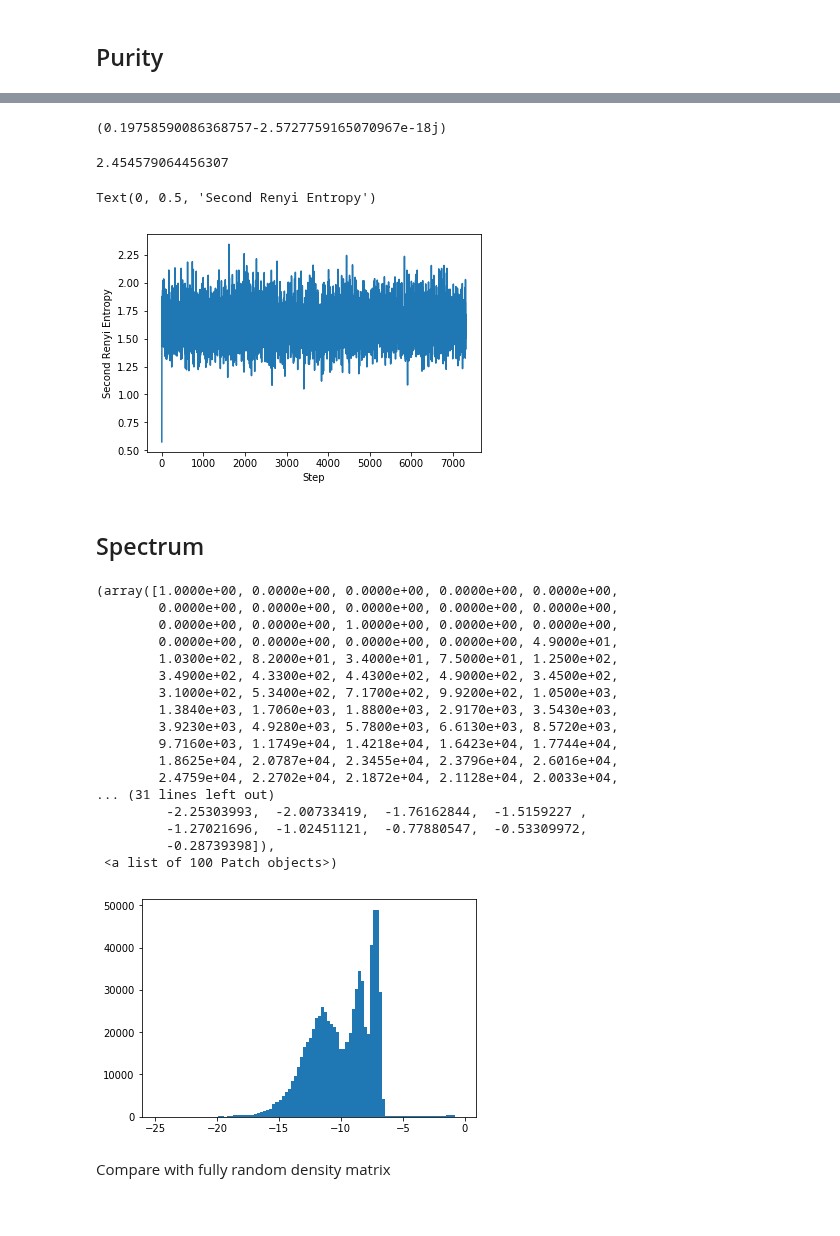
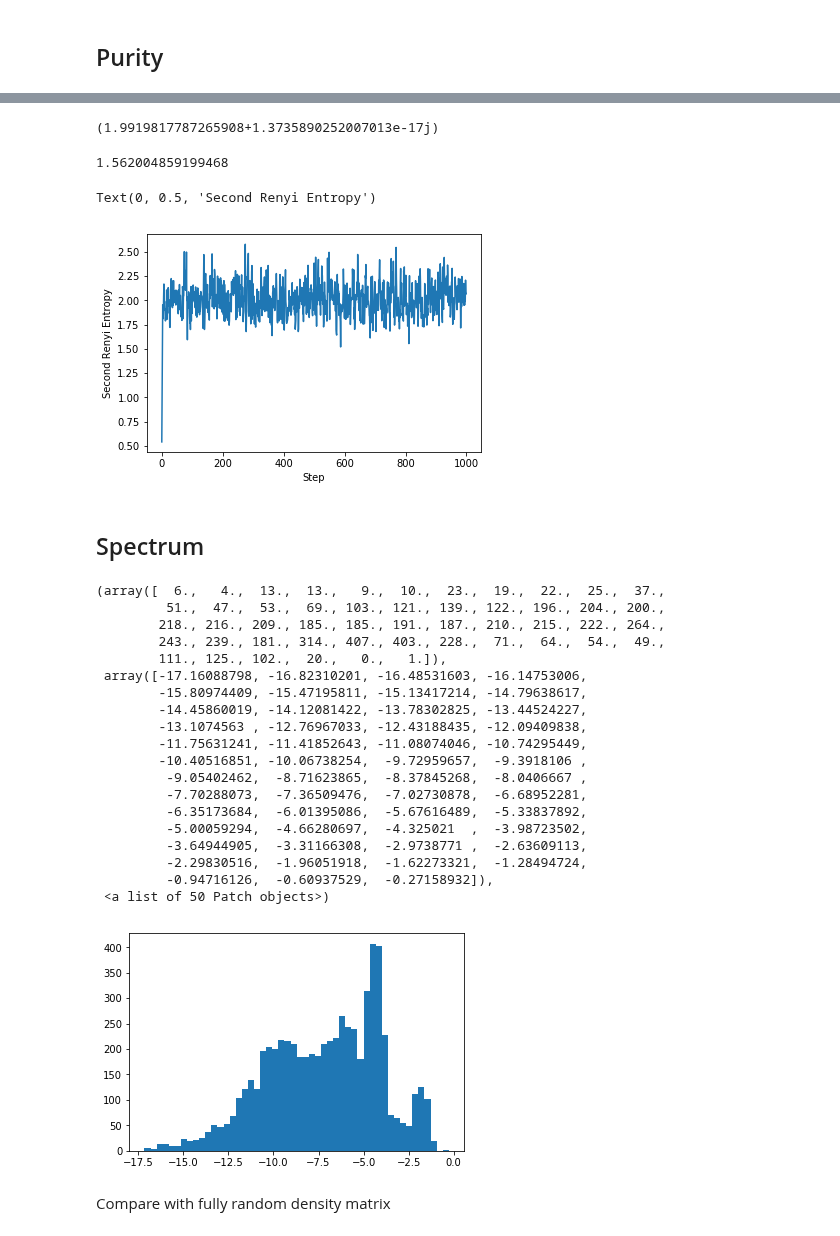
Before and after one commit to AustenLamacraft/ruc, a Jupyter notebook: notebooks/RUC-channel.ipynb, the cells around one changed output, grey strips where cells are left out. Drawn from its saved outputs; the diff is of its cells as text; code cells hidden in the pictures.

```diff
--- a/notebooks/RUC-channel.ipynb
+++ b/notebooks/RUC-channel.ipynb
@@ -48,14 +48,14 @@ plt.semilogy(depths, timeit_results, depths, 0.0000005*4**depths)
 ## Purity
 # %%
 q = 2
-depth = 10
+depth = 6
 # ρ = np.zeros(2*depth*[q])
 # ρ[tuple(2*depth*[0])] = 1
 ρ = random_ρ(q, depth)
 purity_trace = np.array([])
 eigenvalues = np.array([])
 
-for step in range(10000):
+for step in range(1000):
     purity_trace = np.append(purity_trace, trace_square(ρ))
     if step % 10 == 0:
         print("step ", step)
@@ -83,41 +82,43 @@ KeyboardInterrupt:
-# %%
-np.mean(purity_trace)
-# %% [output]
-(0.19758590086368757-2.5727759165070967e-18j)
+# %%
+-np.log(np.mean(purity_trace))
+# %% [output]
+(1.9919817787265908+1.3735890252007013e-17j)
 # %%
--np.log((4/5)**11)
+-np.log((4/5)**7)
 # %% [output]
-2.454579064456307
+1.562004859199468
 # %%
 plt.plot(-np.log(purity_trace))
 plt.xlabel("Step")
 plt.ylabel("Second Renyi Entropy")
 # %% [output]
 Text(0, 0.5, 'Second Renyi Entropy')
-[figure, old version]
+[figure, new version]
 # %% [markdown]
 ## Spectrum
 # %%
-plt.hist(np.log(eigenvalues), bins=100)
+plt.hist(np.log(eigenvalues), bins=50)
 # %% [output]
-(array([1.0000e+00, 0.0000e+00, 0.0000e+00, 0.0000e+00, 0.0000e+00,
-        0.0000e+00, 0.0000e+00, 0.0000e+00, 0.0000e+00, 0.0000e+00,
-        0.0000e+00, 0.0000e+00, 1.0000e+00, 0.0000e+00, 0.0000e+00,
-        0.0000e+00, 0.0000e+00, 0.0000e+00, 0.0000e+00, 4.9000e+01,
-        1.0300e+02, 8.2000e+01, 3.4000e+01, 7.5000e+01, 1.2500e+02,
-        3.4900e+02, 4.3300e+02, 4.4300e+02, 4.9000e+02, 3.4500e+02,
-        3.1000e+02, 5.3400e+02, 7.1700e+02, 9.9200e+02, 1.0500e+03,
-        1.3840e+03, 1.7060e+03, 1.8800e+03, 2.9170e+03, 3.5430e+03,
-        3.9230e+03, 4.9280e+03, 5.7800e+03, 6.6130e+03, 8.5720e+03,
-        9.7160e+03, 1.1749e+04, 1.4218e+04, 1.6423e+04, 1.7744e+04,
-        1.8625e+04, 2.0787e+04, 2.3455e+04, 2.3796e+04, 2.6016e+04,
-        2.4759e+04, 2.2702e+04, 2.1872e+04, 2.1128e+04, 2.0033e+04,
-... (31 lines left out)
-         -2.25303993,  -2.00733419,  -1.76162844,  -1.5159227 ,
-         -1.27021696,  -1.02451121,  -0.77880547,  -0.53309972,
-         -0.28739398]),
- <a list of 100 Patch objects>)
+(array([  6.,   4.,  13.,  13.,   9.,  10.,  23.,  19.,  22.,  25.,  37.,
+         51.,  47.,  53.,  69., 103., 121., 139., 122., 196., 204., 200.,
+        218., 216., 209., 185., 185., 191., 187., 210., 215., 222., 264.,
+        243., 239., 181., 314., 407., 403., 228.,  71.,  64.,  54.,  49.,
+        111., 125., 102.,  20.,   0.,   1.]),
+ array([-17.16088798, -16.82310201, -16.48531603, -16.14753006,
+        -15.80974409, -15.47195811, -15.13417214, -14.79638617,
+        -14.45860019, -14.12081422, -13.78302825, -13.44524227,
+        -13.1074563 , -12.76967033, -12.43188435, -12.09409838,
+        -11.75631241, -11.41852643, -11.08074046, -10.74295449,
+        -10.40516851, -10.06738254,  -9.72959657,  -9.3918106 ,
+         -9.05402462,  -8.71623865,  -8.37845268,  -8.0406667 ,
+         -7.70288073,  -7.36509476,  -7.02730878,  -6.68952281,
+         -6.35173684,  -6.01395086,  -5.67616489,  -5.33837892,
+         -5.00059294,  -4.66280697,  -4.325021  ,  -3.98723502,
+         -3.64944905,  -3.31166308,  -2.9738771 ,  -2.63609113,
+         -2.29830516,  -1.96051918,  -1.62273321,  -1.28494724,
+         -0.94716126,  -0.60937529,  -0.27158932]),
+ <a list of 50 Patch objects>)
-[figure, old version]
+[figure, new version]
 # %% [markdown]
 Compare with fully random density matrix
 # %%
```
Also changed, not shown: parts of 3 cells of this notebook, 1 other file.
